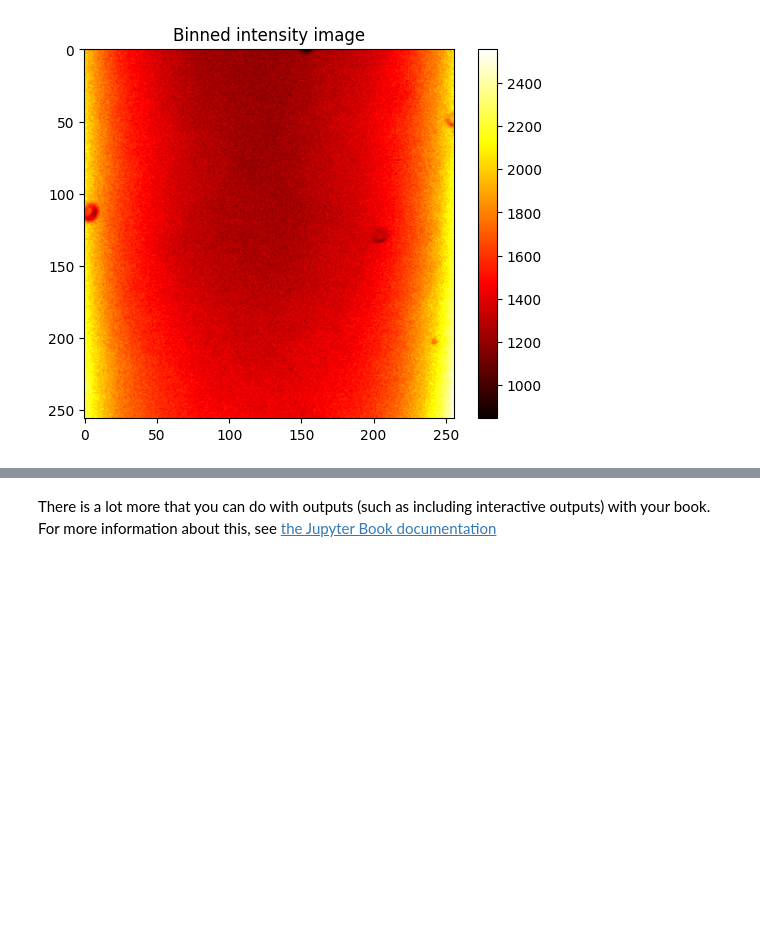
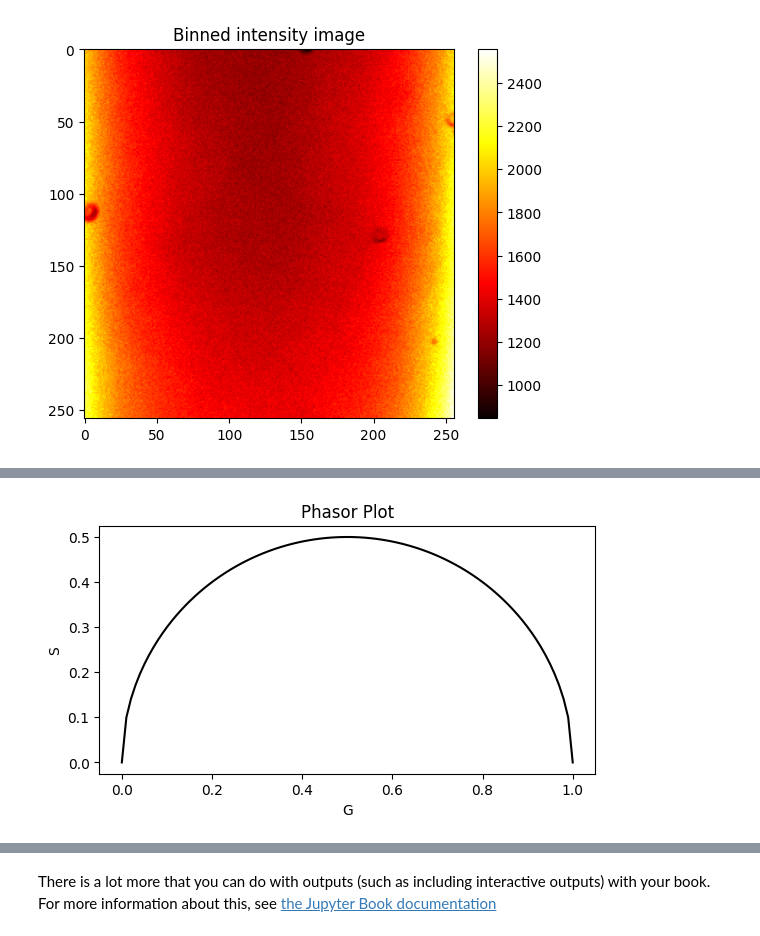
Before and after one commit to IPHYS-BIF/Animal_course_2024_jupiter_notebook, a Jupyter notebook: animal_course_2024/FLIM_notebooks.ipynb, the cells around one changed output, grey strips where cells are left out. Saved outputs shown, nothing was run; the diff lists cells and outputs as text; code cells hidden in the pictures; blank space fills up the shorter version.

```diff
--- a/animal_course_2024/FLIM_notebooks.ipynb
+++ b/animal_course_2024/FLIM_notebooks.ipynb
@@ -124,0 +161,15 @@ fig.tight_layout()
+# %%
+# Plot the universal circle
+center_x = 0.5
+center_y = 0
+radius = 0.5
+x_corr = np.linspace(-radius + center_x, radius + center_x, 100)
+y_corr = radius * np.sqrt(1 - ((x_corr - center_x) / radius) ** 2) + center_y
+fig, ax = plt.subplots(1,1)
+ax.plot(x_corr, y_corr, 'k')
+ax.set_xlabel('G')
+ax.set_ylabel('S')
+ax.set_title('Phasor Plot')
+ax.axes.set_aspect('equal')
+# %% [output]
+[figure, added]
```
Also changed, not shown: parts of 4 cells of this notebook.
